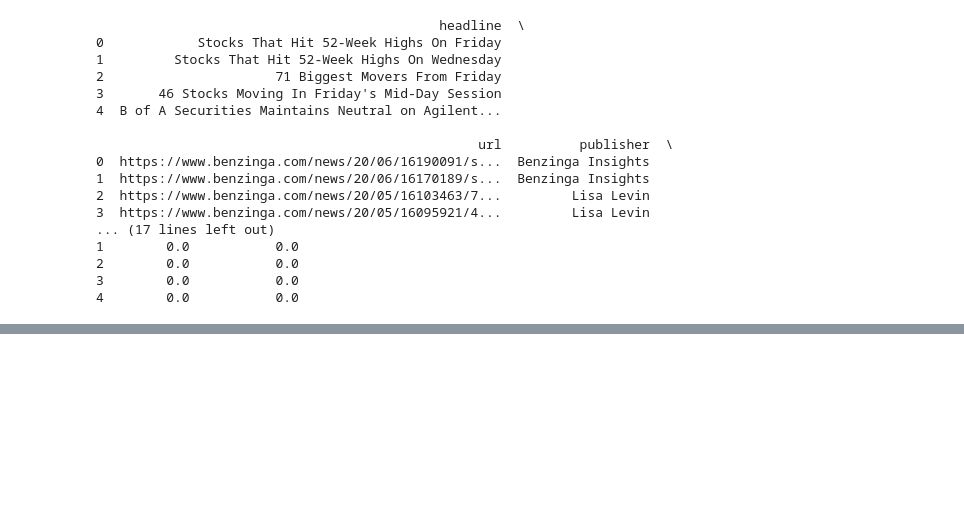
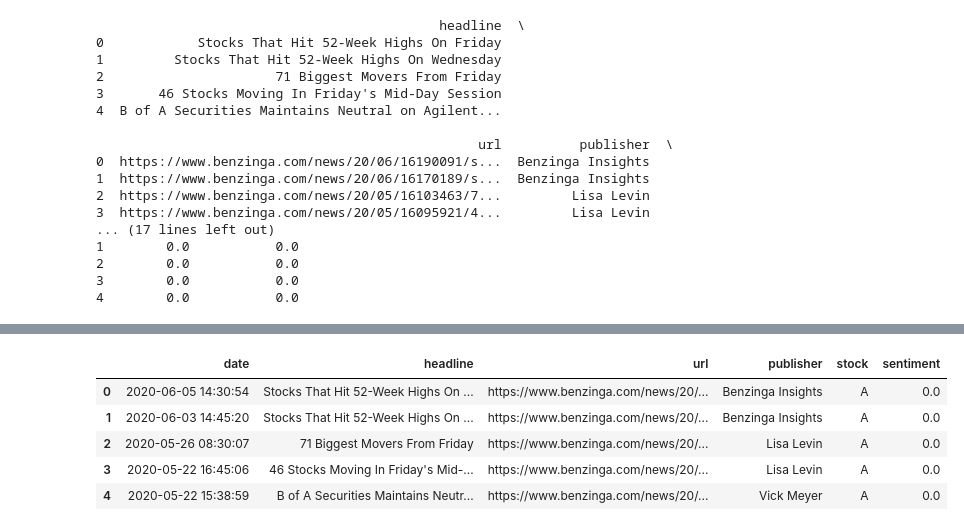
Before and after one commit to Tsebaot-Girma/financial-news-prediction-analysis, a Jupyter notebook: notebooks/correlation.ipynb, the cells around one changed output, grey strips where cells are left out. Saved outputs shown, nothing was run; the diff lists cells and outputs as text; code cells hidden in the pictures; blank space fills up the shorter version.

```diff
--- a/notebooks/correlation.ipynb
+++ b/notebooks/correlation.ipynb
@@ -83,10 +113,20 @@ def get_sentiment(text):
     return TextBlob(text).sentiment.polarity  # Returns a value between -1 (negative) and 1 (positive)
 
 # Apply sentiment analysis to the headlines
-aapl_news['sentiment'] =aapl_news['headline'].apply(get_sentiment)
+news_data['sentiment'] = news_data['headline'].apply(get_sentiment)
+
 
 # Reset the index to prepare for aggregation
 news_data.reset_index(inplace=True)
+# %%
+news_data.head()
+# %% [output]
+|  | date | headline | url | publisher | stock | sentiment |
+| 0 | 2020-06-05 14:30:54 | Stocks That Hit 52-Week Highs On ... | https://www.benzinga.com/news/20/... | Benzinga Insights | A | 0.0 |
+| 1 | 2020-06-03 14:45:20 | Stocks That Hit 52-Week Highs On ... | https://www.benzinga.com/news/20/... | Benzinga Insights | A | 0.0 |
+| 2 | 2020-05-26 08:30:07 | 71 Biggest Movers From Friday | https://www.benzinga.com/news/20/... | Lisa Levin | A | 0.0 |
+| 3 | 2020-05-22 16:45:06 | 46 Stocks Moving In Friday's Mid-... | https://www.benzinga.com/news/20/... | Lisa Levin | A | 0.0 |
+| 4 | 2020-05-22 15:38:59 | B of A Securities Maintains Neutr... | https://www.benzinga.com/news/20/... | Vick Meyer | A | 0.0 |
 # %%
 # Calculate daily returns
 stock_data['daily_return'] = stock_data['Close'].pct_change()
```
Also changed, not shown: parts of 20 cells of this notebook.
